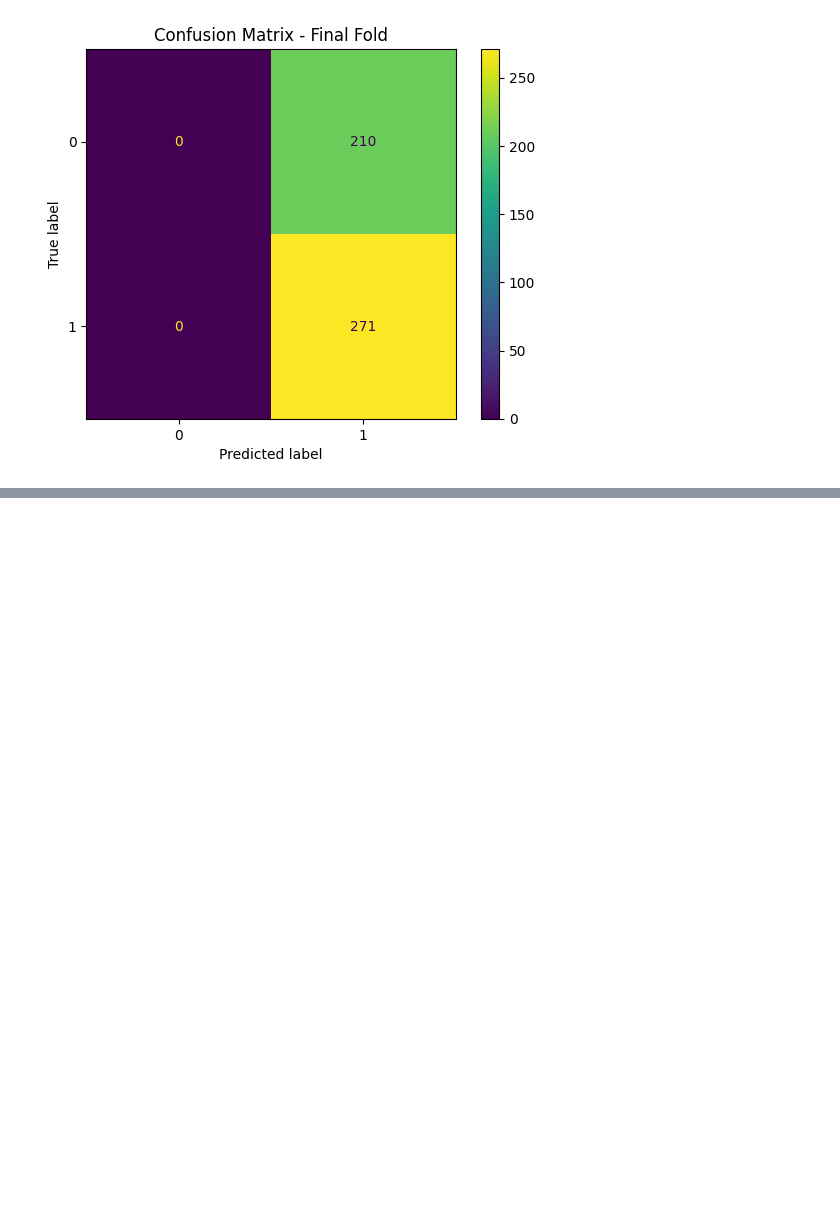
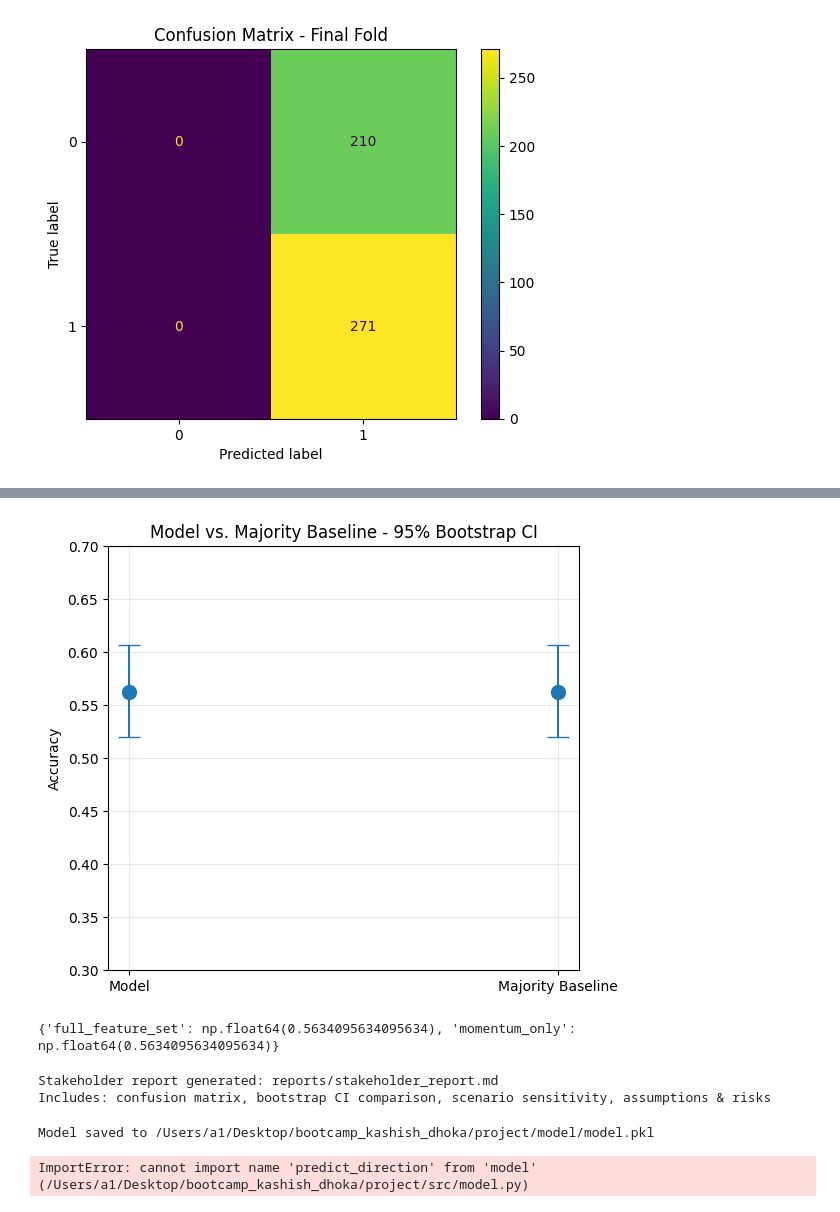
Before and after one commit to ksd8477/bootcamp_kashish_dhoka, a Jupyter notebook: project/notebooks/project_pipeline.ipynb, the cells around one changed output, grey strips where cells are left out. Cells and saved outputs as stored; diff of their text form; code cells hidden in the pictures; blank space fills up the shorter version.

```diff
--- a/project/notebooks/project_pipeline.ipynb
+++ b/project/notebooks/project_pipeline.ipynb
@@ -262,0 +266,64 @@ print(f"Baseline accuracy: {base_mean:.4f} [{base_lower:.4f}, {base_upper:.4f}]"
+# %%
+import matplotlib.pyplot as plt
+
+labels = ["Model", "Majority Baseline"]
+means = [model_mean, base_mean]
+lowers = [model_mean - model_lower, base_mean - base_lower]
+uppers = [model_upper - model_mean, base_upper - base_mean]
+
+fig, ax = plt.subplots(figsize=(6, 5))
+ax.errorbar(labels, means, yerr=[lowers, uppers], fmt='o', capsize=8, markersize=10)
+ax.set_ylabel("Accuracy")
+ax.set_title("Model vs. Majority Baseline - 95% Bootstrap CI")
+ax.set_ylim(0.3, 0.7)
+ax.grid(alpha=0.3)
+plt.tight_layout()
+plt.savefig(ROOT / "reports" / "images" / "bootstrap_ci_comparison.png")
+plt.show()
+# %% [output]
+[figure, added]
+# %%
+from model import build_pipeline, FEATURE_COLS
+
+def quick_accuracy(df, cols, target_col):
+    train, test = walk_forward_split(df, n_splits=5)[-1]
+    pipe = build_pipeline("logistic")
+    pipe.fit(train[cols], train[target_col])
+    preds = pipe.predict(test[cols])
+    return (preds == test[target_col].values).mean()
+
+scenarios = {
+    "full_feature_set": FEATURE_COLS,
+    "momentum_only": ["momentum", "volatility"],
+}
+
+scenario_results = compare_scenarios(featured, quick_accuracy, scenarios)
+print(scenario_results)
+# %% [output]
+{'full_feature_set': np.float64(0.5634095634095634), 'momentum_only': np.float64(0.5634095634095634)}
+# %%
+print("Stakeholder report generated: reports/stakeholder_report.md")
+print("Includes: confusion matrix, bootstrap CI comparison, scenario sensitivity, assumptions & risks")
+# %% [output]
+Stakeholder report generated: reports/stakeholder_report.md
+Includes: confusion matrix, bootstrap CI comparison, scenario sensitivity, assumptions & risks
+# %%
+from model import save_model, load_model
+
+save_model(pipeline, str(ROOT / "model" / "model.pkl"))
+# %% [output]
+Model saved to /Users/a1/Desktop/bootcamp_kashish_dhoka/project/model/model.pkl
+# %%
+# Verify refactor didn't change anything
+from model import load_model, predict_direction
+
+loaded_pipeline = load_model(str(ROOT / "model" / "model.pkl"))
+sample_row = last_test.iloc[0]
+refactored_pred = predict_direction(loaded_pipeline, sample_row[FEATURE_COLS].to_dict())
+original_pred = preds[0]
+
+print(f"Original prediction: {original_pred}, Refactored prediction: {refactored_pred}")
+assert original_pred == refactored_pred, "Refactor changed behavior!"
+print("Refactor verified - matches original.")
+# %% [output]
+ImportError: cannot import name 'predict_direction' from 'model' (/Users/a1/Desktop/bootcamp_kashish_dhoka/project/src/model.py)
```
Also changed, not shown: parts of 8 cells of this notebook, 10 other files.
